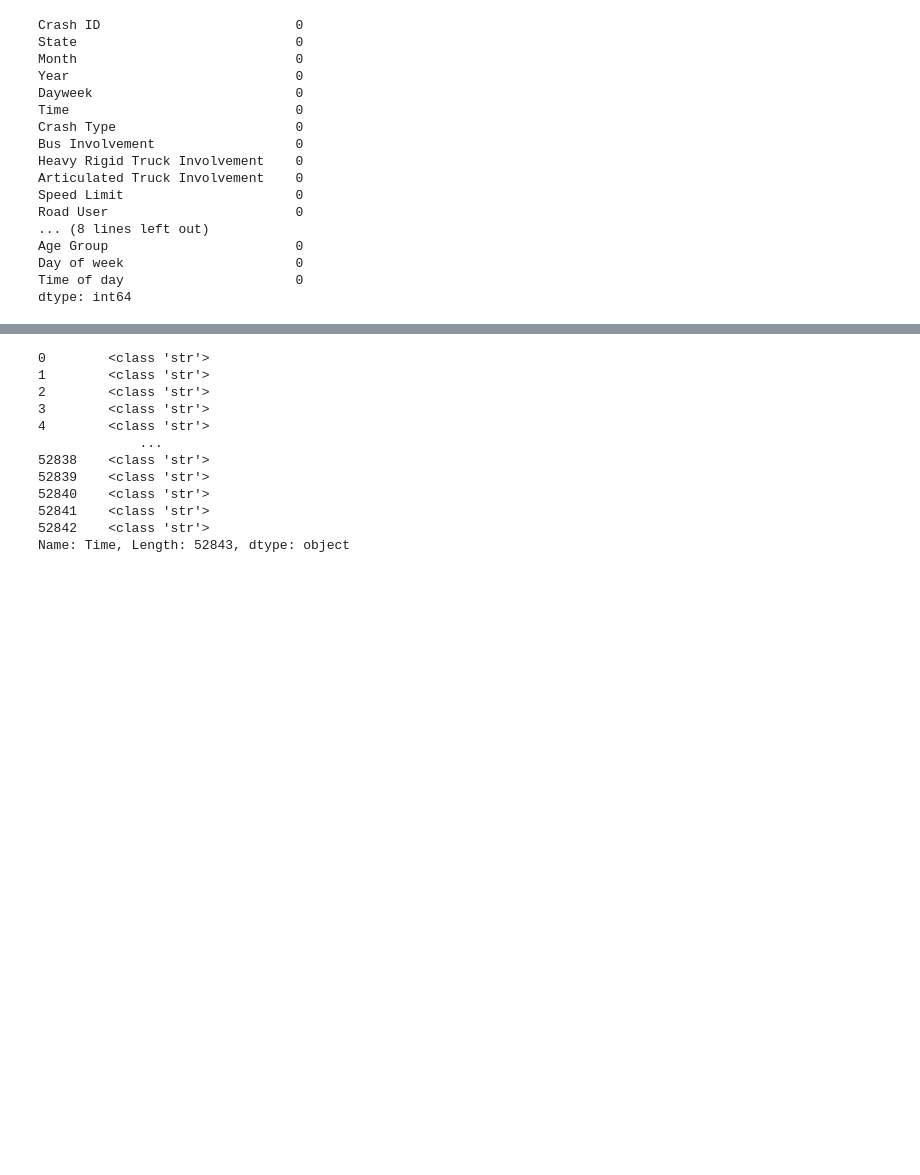
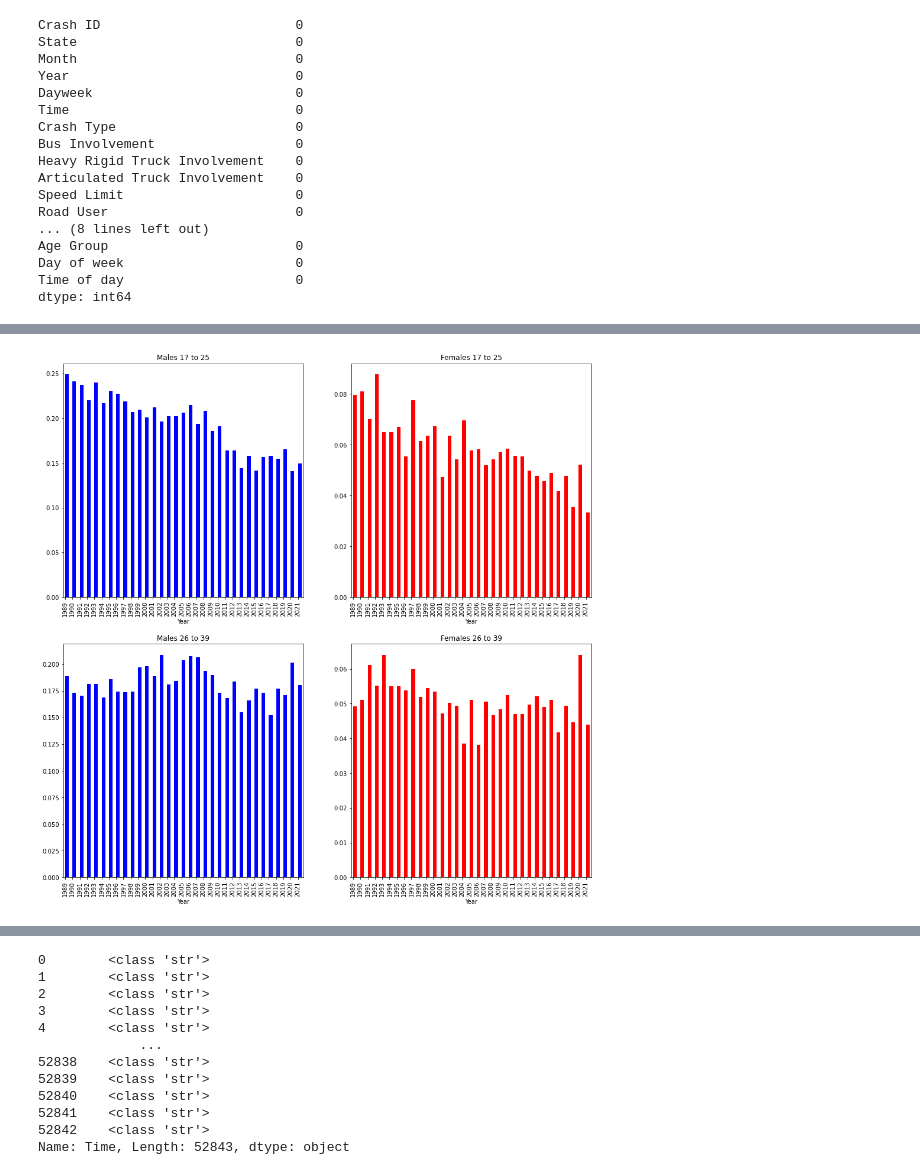
Before and after one commit to shahrambahrami/data-science-projects, a Jupyter notebook: australia_car_accidnet/Australia Car Accident.ipynb, the cells around one changed output, grey strips where cells are left out. Cells and saved outputs as stored; diff of their text form; code cells hidden in the pictures; blank space fills up the shorter version.

```diff
--- a/australia_car_accidnet/Australia Car Accident.ipynb
+++ b/australia_car_accidnet/Australia Car Accident.ipynb
@@ -170,0 +189,18 @@ Name: Time, Length: 1413, dtype: int64
+# %%
+fig, ax = plt.subplots(figsize=(16,16))
+fig.suptitle('Share of Death Shown in Age Groups, Gender, Year')
+ax= plt.subplot(221)
+male_plot = dataset[(dataset['Gender']== 'Male') & (dataset['Age Group'] == '17_to_25')].groupby('Year')['Crash ID'].count() / dataset.groupby('Year')['Crash ID'].count()
+male_plot.plot.bar( align='edge', color='b', title='Males 17 to 25')
+ax = plt.subplot(222)
+female_plot = dataset[(dataset['Gender']== 'Female') & (dataset['Age Group'] == '17_to_25')].groupby('Year')['Crash ID'].count() / dataset.groupby('Year')['Crash ID'].count()
+female_plot.plot.bar( align='edge', color='r', title='Females 17 to 25')
+ax= plt.subplot(223)
+male_plot = dataset[(dataset['Gender']== 'Male') & (dataset['Age Group'] == '26_to_39')].groupby('Year')['Crash ID'].count() / dataset.groupby('Year')['Crash ID'].count()
+male_plot.plot.bar( align='edge', color='b', title='Males 26 to 39')
+ax = plt.subplot(224)
+female_plot = dataset[(dataset['Gender']== 'Female') & (dataset['Age Group'] == '26_to_39')].groupby('Year')['Crash ID'].count() / dataset.groupby('Year')['Crash ID'].count()
+female_plot.plot.bar( align='edge', color='r', title='Females 26 to 39')
+plt.show()
+# %% [output]
+[figure, added]
```
Also changed, not shown: parts of 8 cells of this notebook.
